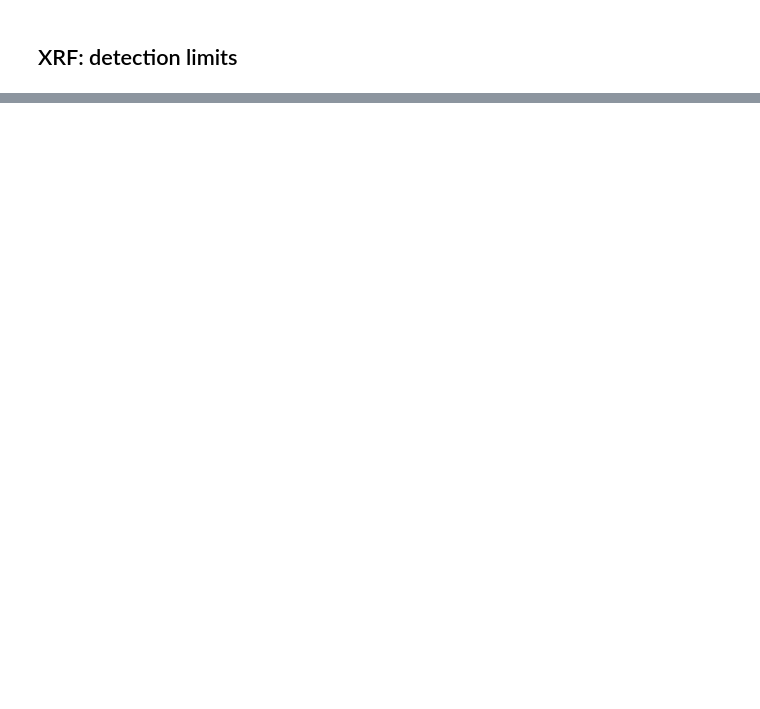
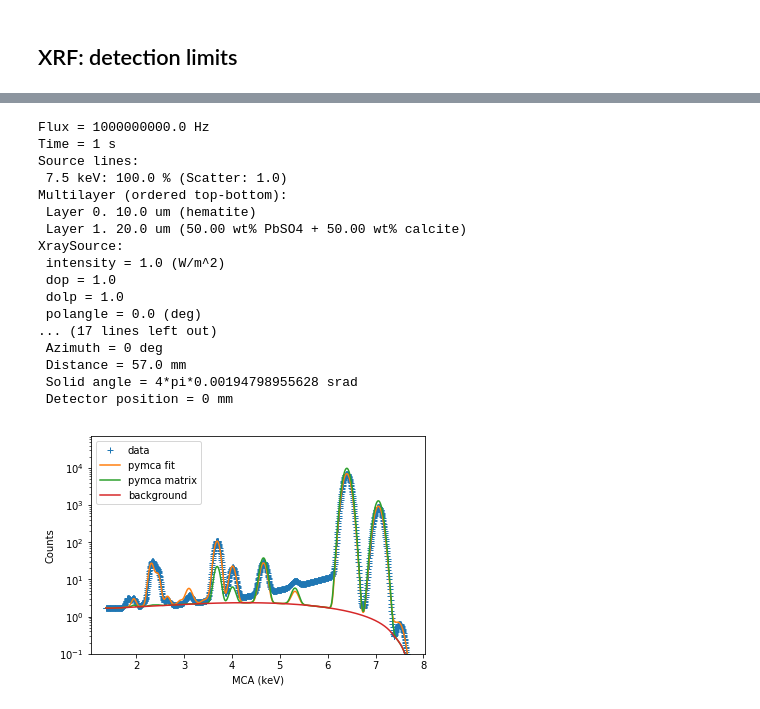
Before and after one commit to woutdenolf/spectrocrunch, a Jupyter notebook: doc/source/tutorials/montecarlo.ipynb, the cells around one changed output, grey strips where cells are left out. Saved outputs shown, nothing was run; the diff lists cells and outputs as text; code cells hidden in the pictures; blank space fills up the shorter version.

```diff
--- a/doc/source/tutorials/montecarlo.ipynb
+++ b/doc/source/tutorials/montecarlo.ipynb
@@ -345,0 +402,38 @@ if 'xrf' in experiments:
+# %%
+if 'xrf' in experiments:
+    counts = data[1, 0, 0, 0, :]
+    pymcahandle.setdata(counts)
+    pymcahandle.linear = False
+    pymcahandle.snip = True
+    detector.bltail = False
+    detector.bstail = False
+    detector.bstep = False
+    detector.ratios = 0.05, 0.1 , 0.1
+    detector.stailslope_ratio = 0.05
+    detector.ltailslope_ratio = 0.1
+    print(pymcahandle)
+
+    pymcahandle.addtopymca(fresh=True)
+    fitresult = pymcahandle.fit(loadfromfit=False)
+    fitresult['plot'](ylog=True, show=False)
+    ax = plt.gca()
+    ax.set_ylim([0.1, counts.max()*10])
+# %% [output]
+Flux = 1000000000.0 Hz
+Time = 1 s
+Source lines:
+ 7.5 keV: 100.0 % (Scatter: 1.0)
+Multilayer (ordered top-bottom):
+ Layer 0. 10.0 um (hematite)
+ Layer 1. 20.0 um (50.00 wt% PbSO4 + 50.00 wt% calcite)
+XraySource:
+ intensity = 1.0 (W/m^2)
+ dop = 1.0
+ dolp = 1.0
+ polangle = 0.0 (deg)
+... (17 lines left out)
+ Azimuth = 0 deg
+ Distance = 57.0 mm
+ Solid angle = 4*pi*0.00194798955628 srad
+ Detector position = 0 mm
+[figure, added]
```
Also changed, not shown: parts of 12 cells of this notebook, 8 other files.
